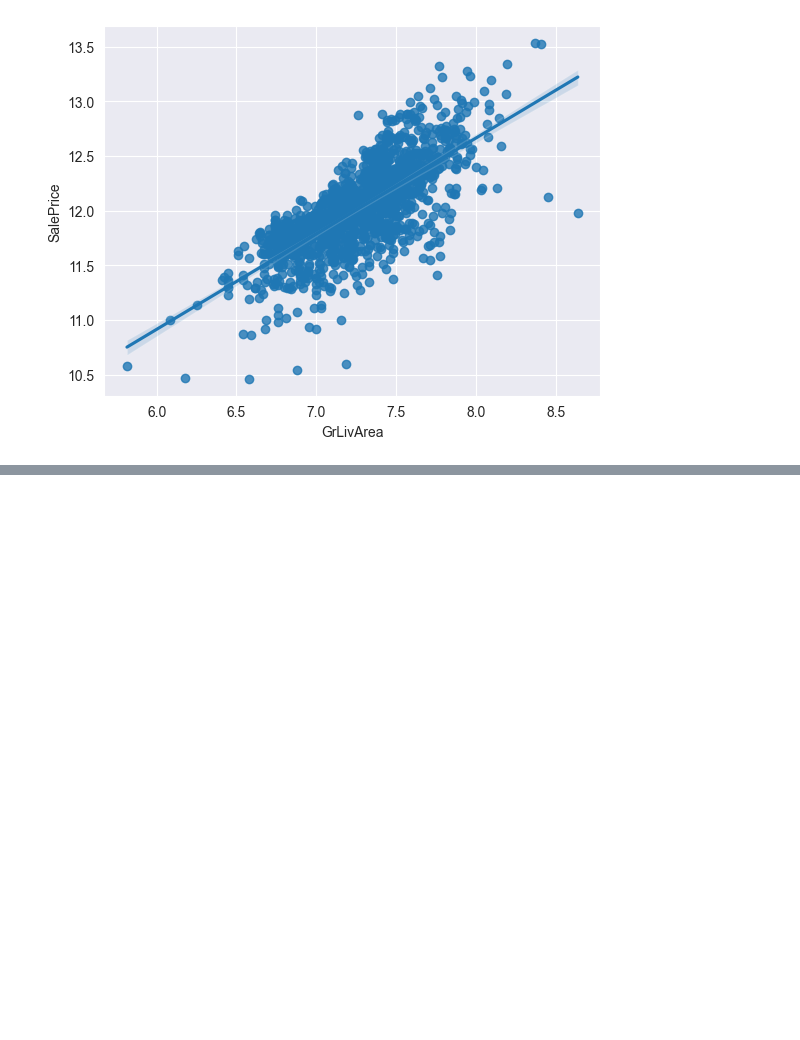
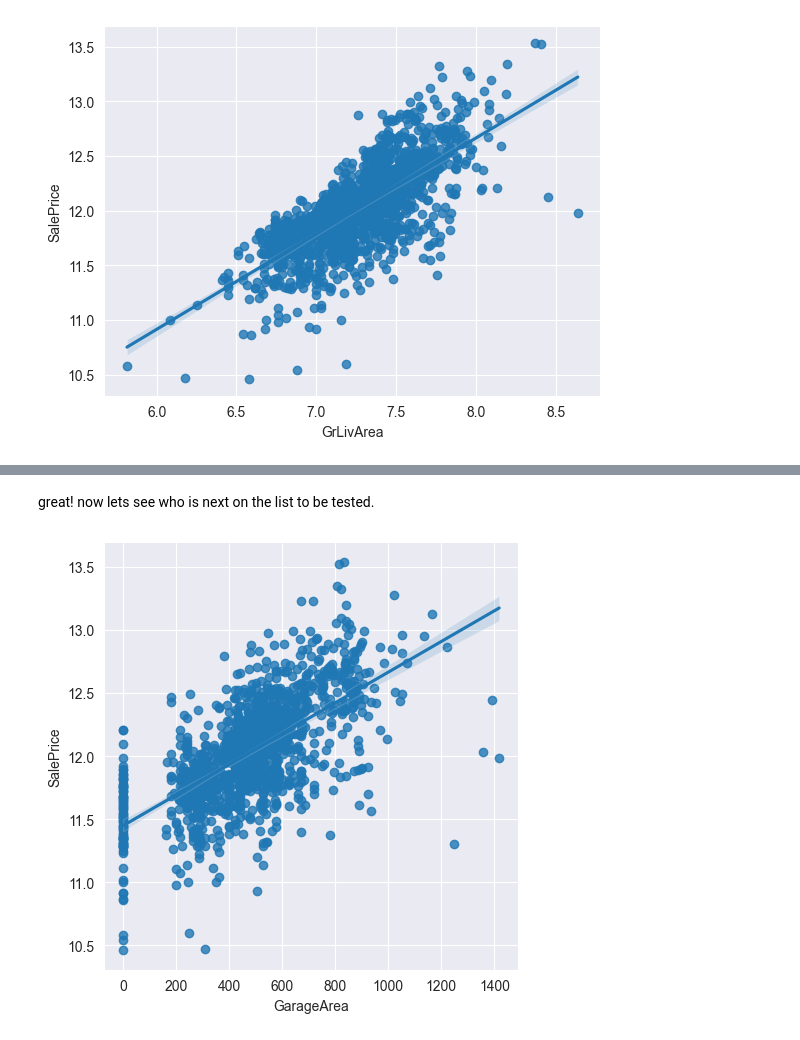
Before and after one commit to indian-coder-aarush/Learning, a Jupyter notebook: HousePriceEDA.ipynb, the cells around one changed output, grey strips where cells are left out. Drawn from its saved outputs; the diff is of its cells as text; code cells hidden in the pictures; blank space fills up the shorter version.

```diff
--- a/HousePriceEDA.ipynb
+++ b/HousePriceEDA.ipynb
@@ -122,0 +171,3 @@ now lets check the outliers of this feature with a boxplot
+# %%
+data["OverallQual"] = data["OverallQual"].map(data.select_dtypes(exclude = 'object').groupby("OverallQual").mean()["SalePrice"])
+data["OverallQual"], data["OverallQual"].corr(data["SalePrice"])
@@ -122,0 +188,7 @@ now lets check the outliers of this feature with a boxplot
+# %% [markdown]
+great! now lets see who is next on the list to be tested.
+# %%
+sns.lmplot(x = "GarageArea", y = "SalePrice", data = data)
+plt.show()
+# %% [output]
+[figure, added]
```
Also changed, not shown: parts of 11 cells of this notebook.
